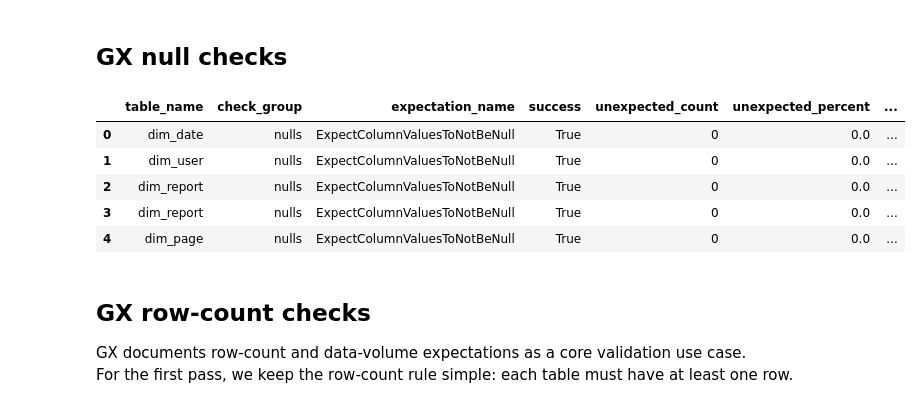
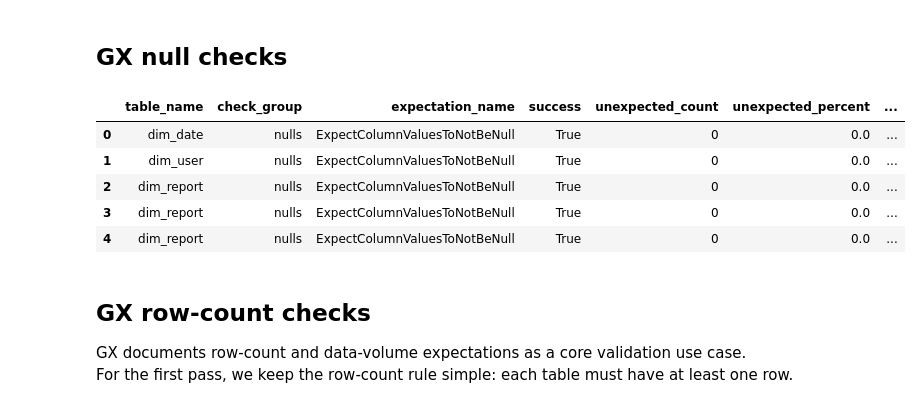
Before and after one commit to MasegoM94/report-usage-forecasting, a Jupyter notebook: notebooks/03_validate_semantic_model_hybrid_gx_csv.ipynb, the cells around one changed output. Drawn from its saved outputs; the diff is of its cells as text; code cells hidden in the pictures.

```diff
--- a/notebooks/03_validate_semantic_model_hybrid_gx_csv.ipynb
+++ b/notebooks/03_validate_semantic_model_hybrid_gx_csv.ipynb
@@ -221,6 +223,8 @@ null_specs = {
         gx.expectations.ExpectColumnValuesToNotBeNull(column="report_id"),
         # archetype is a required routing column — every report must have one
         gx.expectations.ExpectColumnValuesToNotBeNull(column="archetype"),
+        # launch_date must be present for every report; retire_date may be null for live reports
+        gx.expectations.ExpectColumnValuesToNotBeNull(column="launch_date"),
     ]),
     "dim_page": (dim_page, [
         gx.expectations.ExpectColumnValuesToNotBeNull(column="page_key"),
@@ -234,34 +238,34 @@ null_specs = {
         gx.expectations.ExpectColumnValuesToNotBeNull(column="view_count")
     ]),
     "fact_page_views": (fact_page_views, [
         gx.expectations.ExpectColumnValuesToNotBeNull(column="date_key"),
         gx.expectations.ExpectColumnValuesToNotBeNull(column="report_id"),
         gx.expectations.ExpectColumnValuesToNotBeNull(column="page_key"),
         gx.expectations.ExpectColumnValuesToNotBeNull(column="user_key"),
         gx.expectations.ExpectColumnValuesToNotBeNull(column="page_view_count")
     ]),
     "fact_report_loads": (fact_report_loads, [
         gx.expectations.ExpectColumnValuesToNotBeNull(column="date_key"),
         gx.expectations.ExpectColumnValuesToNotBeNull(column="report_id"),
         gx.expectations.ExpectColumnValuesToNotBeNull(column="user_key"),
         gx.expectations.ExpectColumnValuesToNotBeNull(column="load_time_ms")
     ]),
 }
 
 for table_name, (df, expectations) in null_specs.items():
     gx_null_results.append(
         run_gx_expectations(context, df, table_name, expectations, check_group="nulls")
     )
 
 gx_null_results = pd.concat(gx_null_results, ignore_index=True)
 gx_null_results.head()
 # %% [output]
 |  | table_name | check_group | expectation_name | success | unexpected_count | unexpected_percent | ... |
 | 0 | dim_date | nulls | ExpectColumnValuesToNotBeNull | True | 0 | 0.0 | ... |
 | 1 | dim_user | nulls | ExpectColumnValuesToNotBeNull | True | 0 | 0.0 | ... |
 | 2 | dim_report | nulls | ExpectColumnValuesToNotBeNull | True | 0 | 0.0 | ... |
 | 3 | dim_report | nulls | ExpectColumnValuesToNotBeNull | True | 0 | 0.0 | ... |
-| 4 | dim_page | nulls | ExpectColumnValuesToNotBeNull | True | 0 | 0.0 | ... |
+| 4 | dim_report | nulls | ExpectColumnValuesToNotBeNull | True | 0 | 0.0 | ... |
 # %% [markdown]
 ## GX row-count checks
 
```
Also changed, not shown: parts of 8 cells of this notebook, 1 other file.
